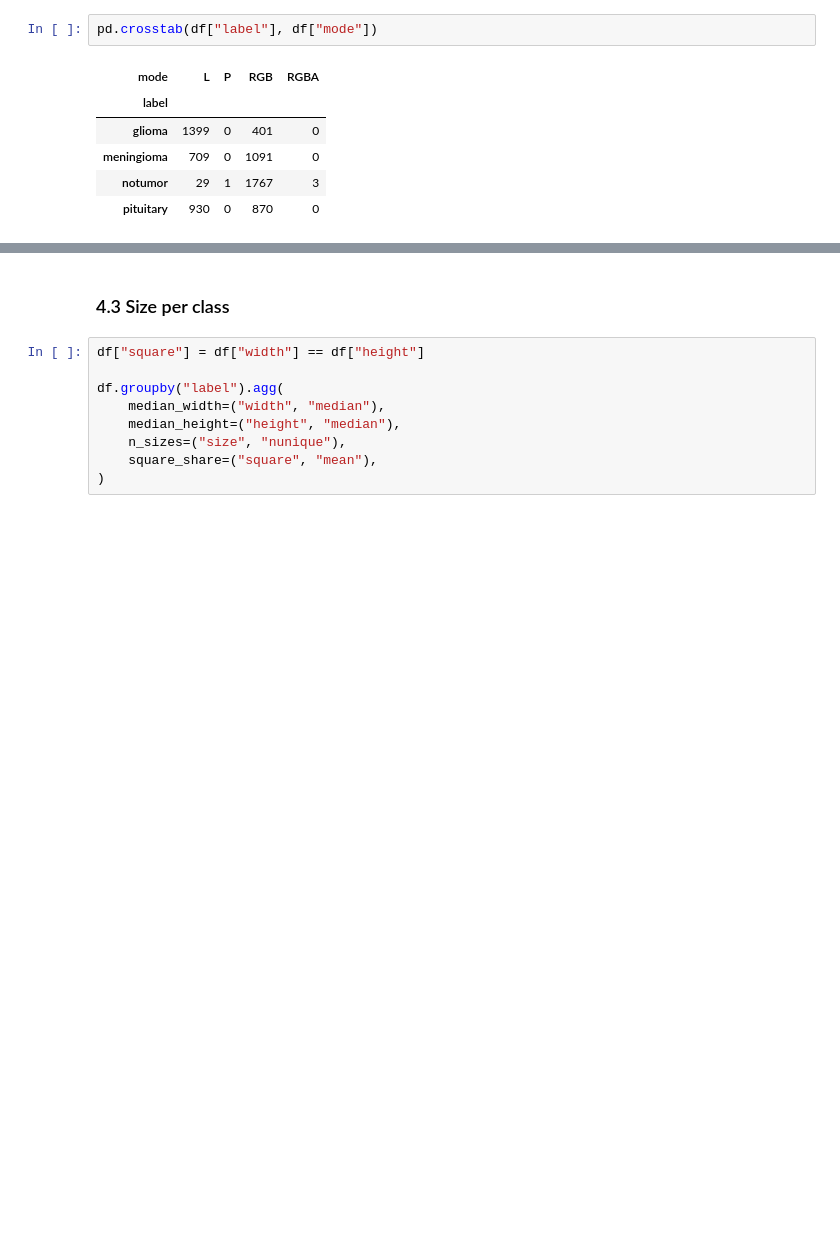
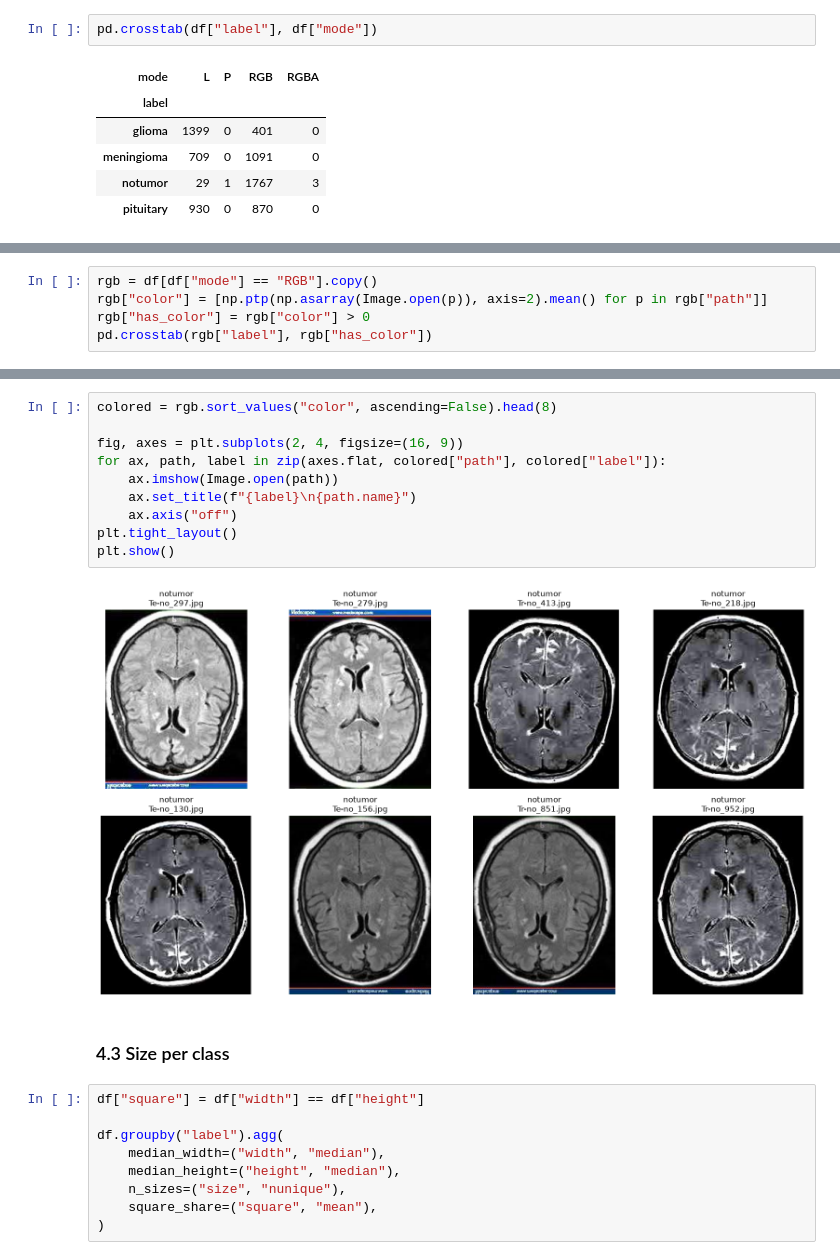
Before and after one commit to brieq/brain-tumor-mri-classification, a Jupyter notebook: notebooks/01_eda.ipynb, the cells around one changed output, grey strips where cells are left out. Cells and saved outputs as stored; diff of their text form; blank space fills up the shorter version.

Commit message:
EDA: check color in RGB images
126 notumor images contain color, some from Medscape web banners.

```diff
--- a/notebooks/01_eda.ipynb
+++ b/notebooks/01_eda.ipynb
@@ -99,0 +102,5 @@ pd.crosstab(df["label"], df["mode"])
+# %%
+rgb = df[df["mode"] == "RGB"].copy()
+rgb["color"] = [np.ptp(np.asarray(Image.open(p)), axis=2).mean() for p in rgb["path"]]
+rgb["has_color"] = rgb["color"] > 0
+pd.crosstab(rgb["label"], rgb["has_color"])
@@ -100,3 +114,15 @@ pd.crosstab(df["label"], df["mode"])
+# %%
+colored = rgb.sort_values("color", ascending=False).head(8)
+
+fig, axes = plt.subplots(2, 4, figsize=(16, 9))
+for ax, path, label in zip(axes.flat, colored["path"], colored["label"]):
+    ax.imshow(Image.open(path))
+    ax.set_title(f"{label}\n{path.name}")
+    ax.axis("off")
+plt.tight_layout()
+plt.show()
+# %% [output]
+[figure, added]
 # %% [markdown]
 ### 4.3 Size per class
 # %%
```
Also changed, not shown: parts of 6 cells of this notebook.
